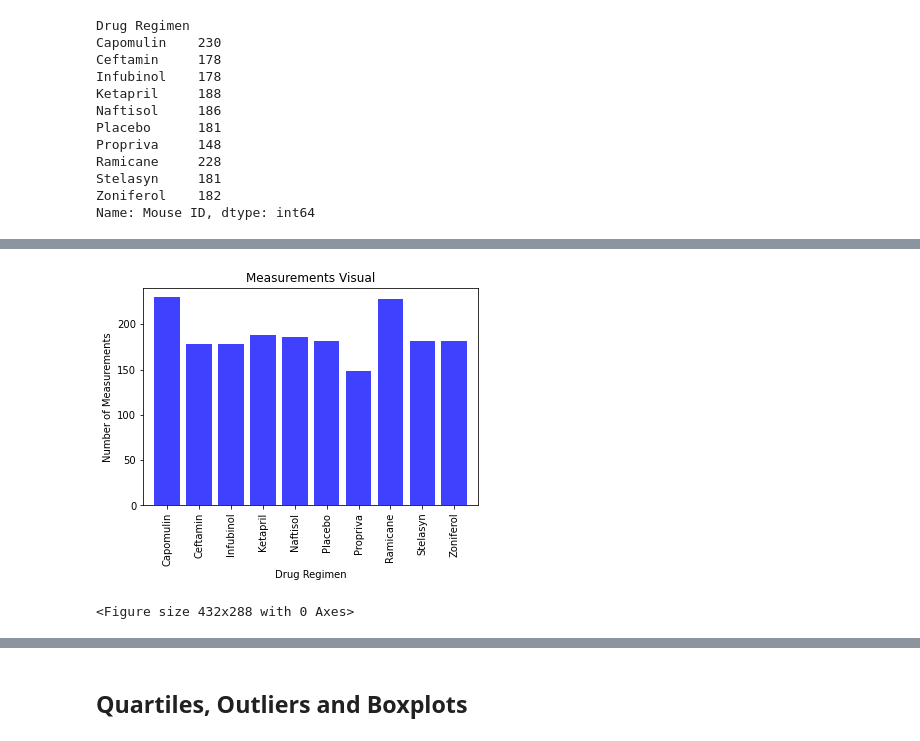
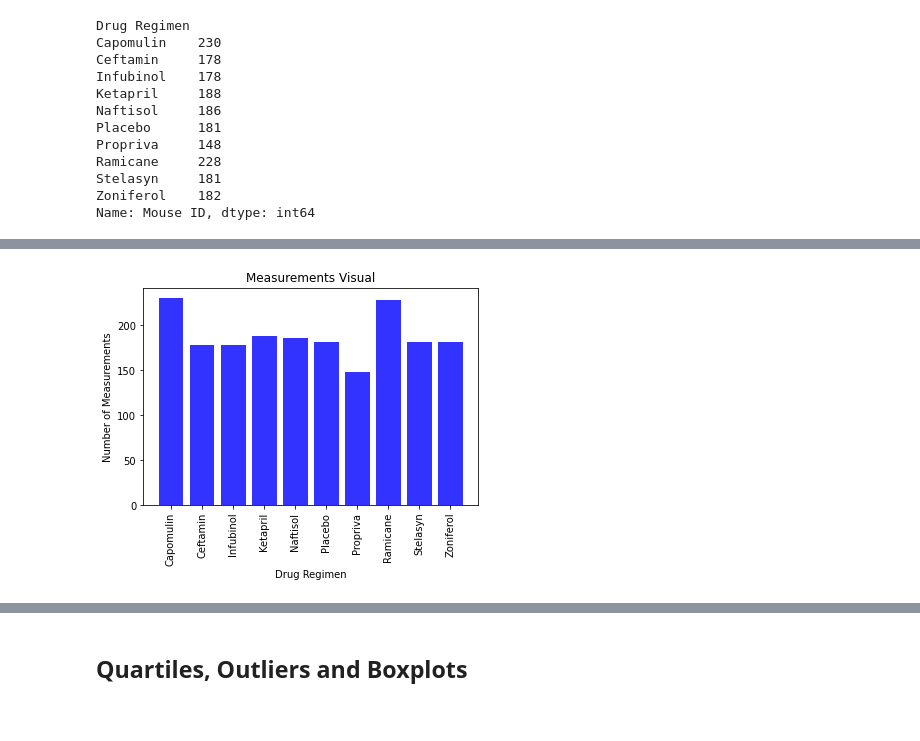
Before and after one commit to elysesulkey/matplotlib-challenge, a Jupyter notebook: Pymaceuticals.ipynb, the cells around one changed output, grey strips where cells are left out. Saved outputs shown, nothing was run; the diff lists cells and outputs as text; code cells hidden in the pictures.

```diff
--- a/Pymaceuticals.ipynb
+++ b/Pymaceuticals.ipynb
@@ -148,28 +148,21 @@ plt.tight_layout()
 # %%
 # Generate a bar plot showing the total number of measurements taken on each drug regimen using pyplot.
 
-measurements = [230, 178, 178, 188, 186, 181, 148, 228, 181, 182]
-x_axis = np.arange(len(regimen_measurements))
-regimens = ['Capomulin', 'Ceftamin', 'Infubinol', 'Ketapril', 'Naftisol', 'Placebo', 'Propriva', 'Ramicane', 'Stelasyn', 'Zoniferol']
+x_axis = regimen_measurements.index.values
+y_axis = regimen_measurements.values
 
-plt.bar(x_axis, measurements, color='b', alpha=0.75, align='center')
+# Create a Pyplot bar plot based off of the group series from before and label the title
+plt.bar(x_axis, y_axis, color='b', alpha=0.8, align='center')
 
-tick_locations = [value for value in x_axis]
-plt.xticks(tick_locations, regimens, rotation='vertical')
-
-plt.xlim(-0.75, len(x_axis)-0.25)
-
-plt.ylim(0, max(measurements)+10)
-
+# Set the xlabel and ylabel, title using class methods
 plt.title("Measurements Visual")
 plt.xlabel("Drug Regimen")
 plt.ylabel("Number of Measurements")
+plt.xticks(rotation="vertical")
 
 plt.show()
-plt.tight_layout()
 # %% [output]
-[figure, old version]
+[figure, new version]
-<Figure size 432x288 with 0 Axes>
 # %%
 # Generate a pie plot showing the distribution of female versus male mice using pandas
 
```
Also changed, not shown: parts of 4 cells of this notebook.
